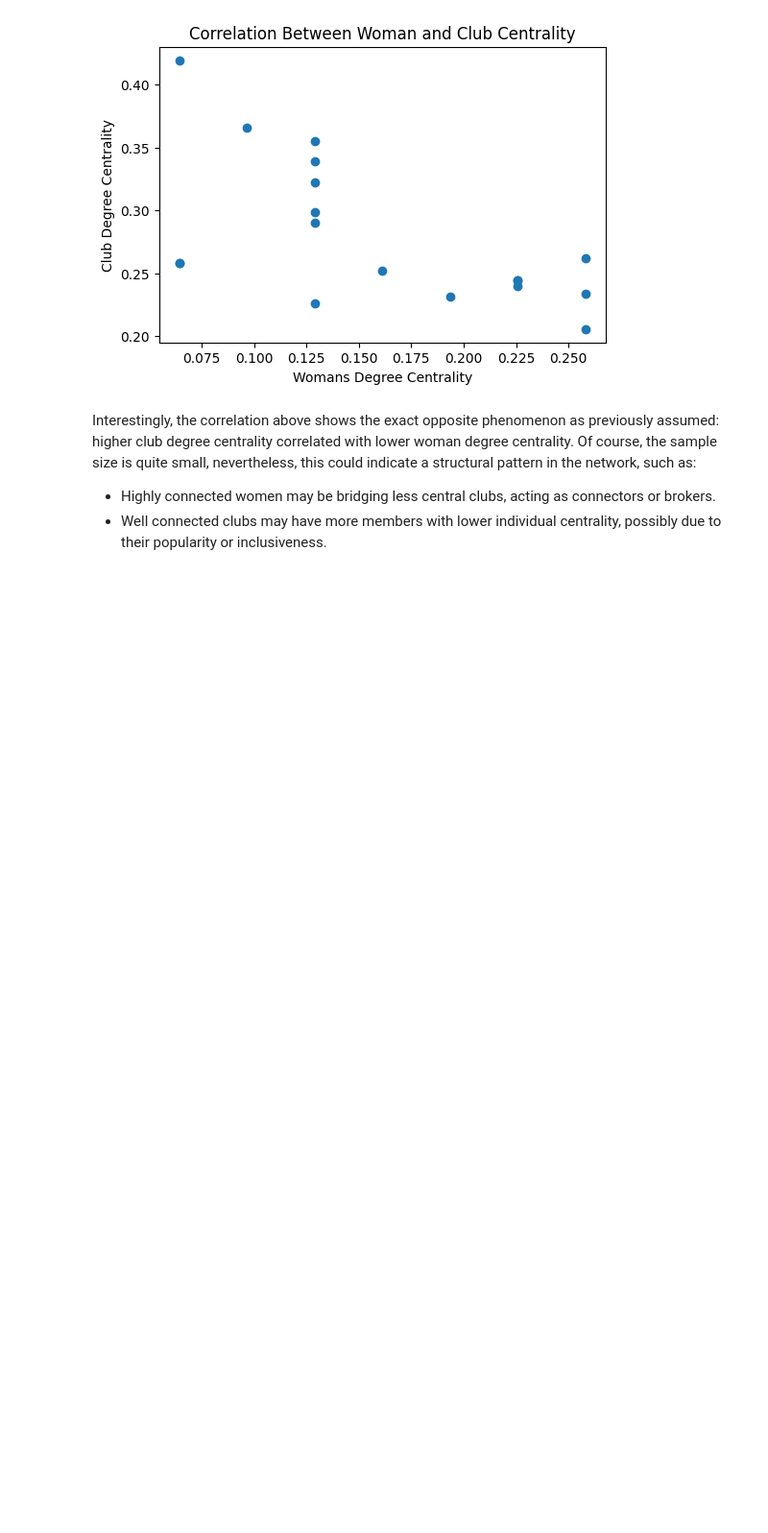
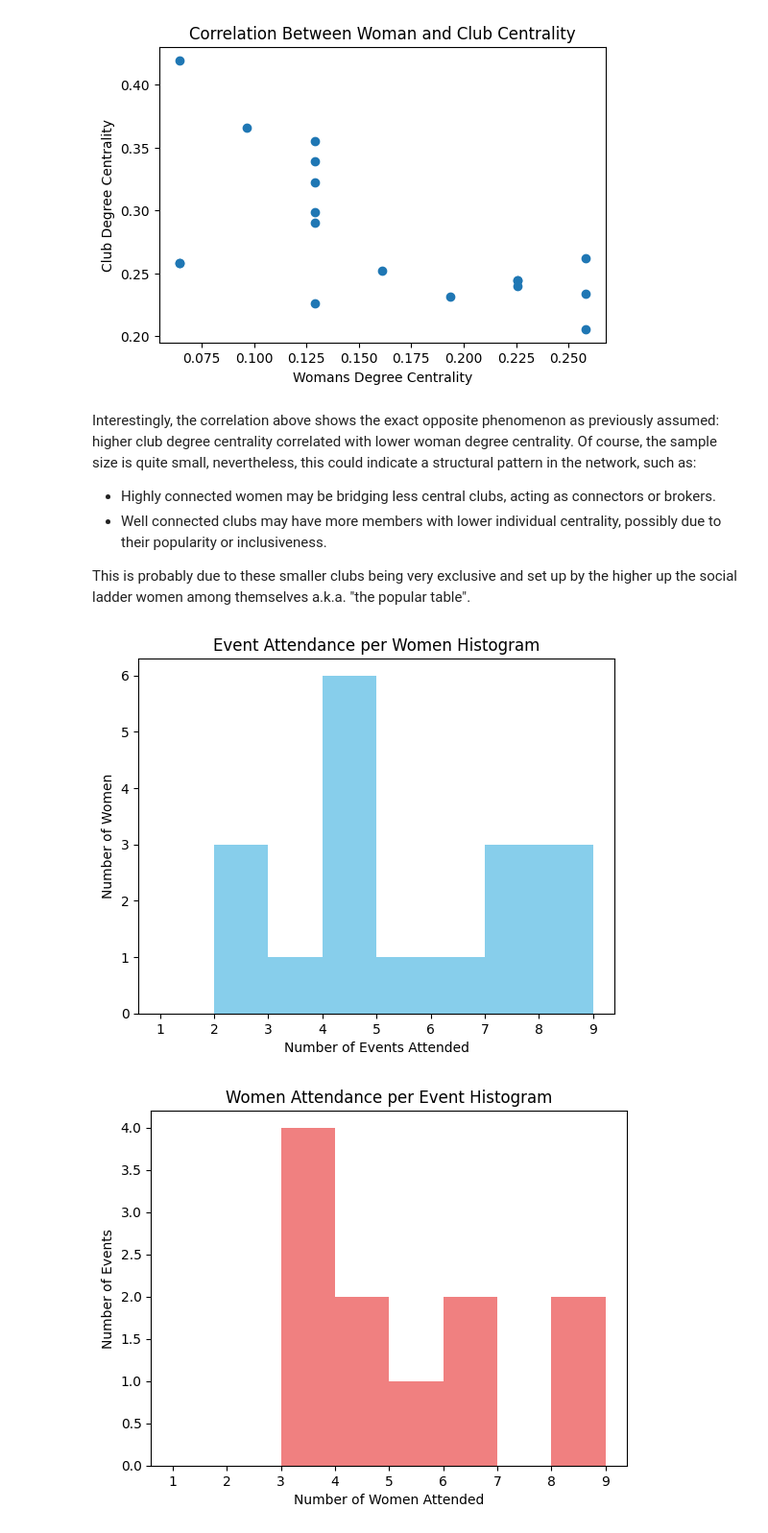
Before and after one commit to lucasweyrich958/DATA620, a Jupyter notebook: Assignment3p2.ipynb, the cells around one changed output. Shown at 96% size. Drawn from its saved outputs; the diff is of its cells as text; code cells hidden in the pictures; blank space fills up the shorter version.

```diff
--- a/Assignment3p2.ipynb
+++ b/Assignment3p2.ipynb
@@ -140,3 +151,20 @@ Interestingly, the correlation above shows the exact opposite phenomenon as prev
 
 * Highly connected women may be bridging less central clubs, acting as connectors or brokers.
 * Well connected clubs may have more members with lower individual centrality, possibly due to their popularity or inclusiveness.
+
+This is probably due to these smaller clubs being very exclusive and set up by the higher up the social ladder women among themselves a.k.a. "the popular table".
+# %%
+plt.hist([G.degree(w) for w in women], bins=range(1, 10), color='skyblue')
+plt.title('Event Attendance per Women Histogram')
+plt.xlabel('Number of Events Attended')
+plt.ylabel('Number of Women')
+plt.show()
+
+plt.hist([G.degree(c) for c in clubs], bins=range(1, 10), color='lightcoral')
+plt.title('Women Attendance per Event Histogram')
+plt.xlabel('Number of Women Attended')
+plt.ylabel('Number of Events')
+plt.show()
+# %% [output]
+[figure, added]
+[figure, added]
```
Also changed, not shown: parts of 5 cells of this notebook.
